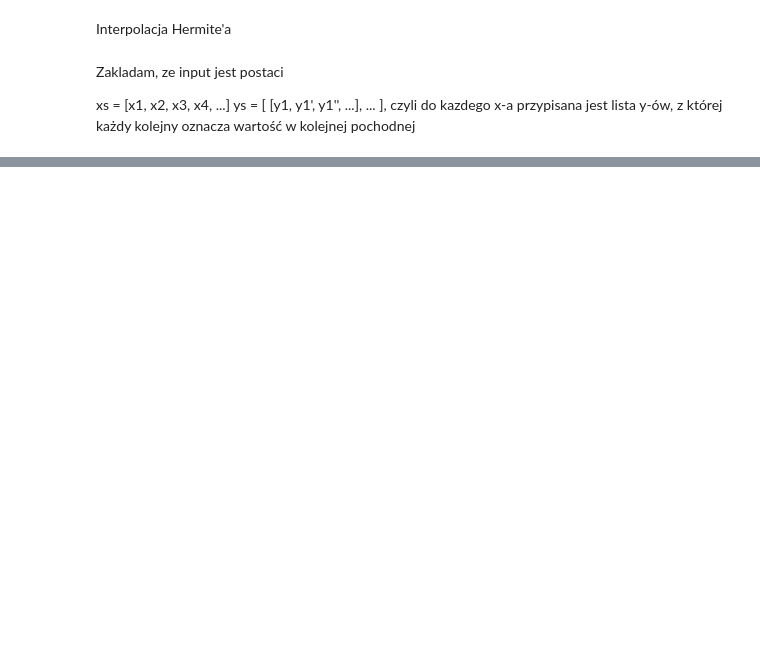
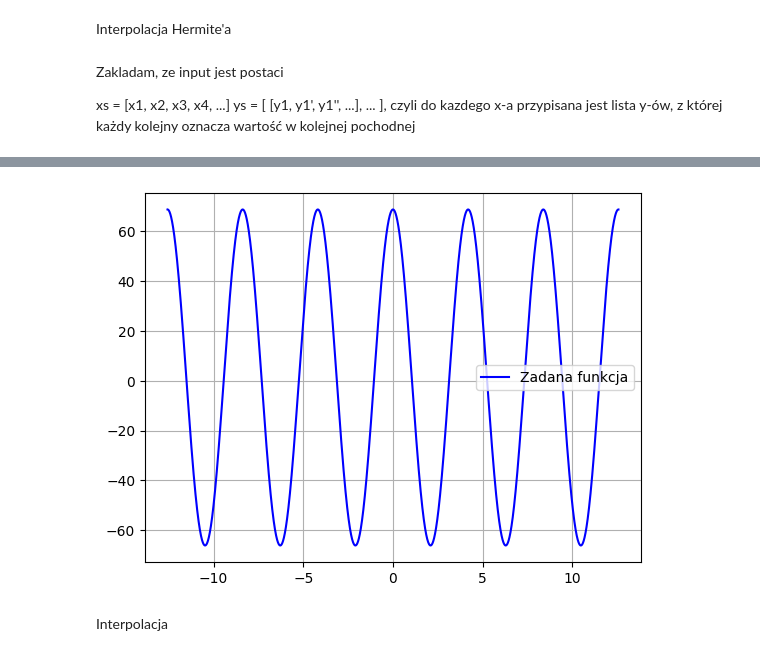
Before and after one commit to JakubFr4czek/MOwNiT, a Jupyter notebook: Lab3/lab3.ipynb, the cells around one changed output, grey strips where cells are left out. Cells and saved outputs as stored; diff of their text form; code cells hidden in the pictures; blank space fills up the shorter version.

```diff
--- a/Lab3/lab3.ipynb
+++ b/Lab3/lab3.ipynb
@@ -92,0 +154,7 @@ twojsza:  110730007.0
+# %%
+plot_function(h, f_range_a, f_range_b)
+plt.show()
+# %% [output]
+[figure, added]
+# %% [markdown]
+Interpolacja
```
Also changed, not shown: parts of 24 cells of this notebook.
